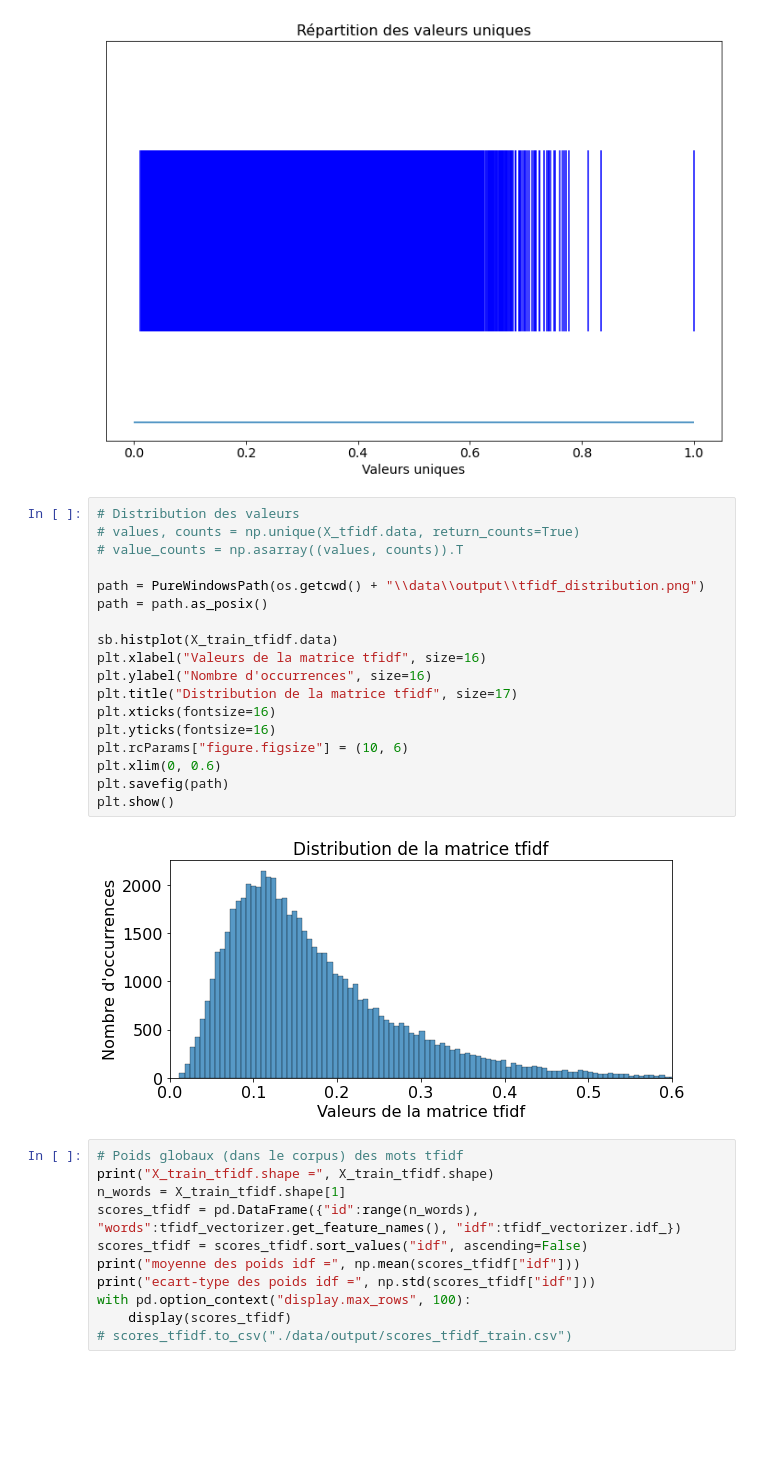
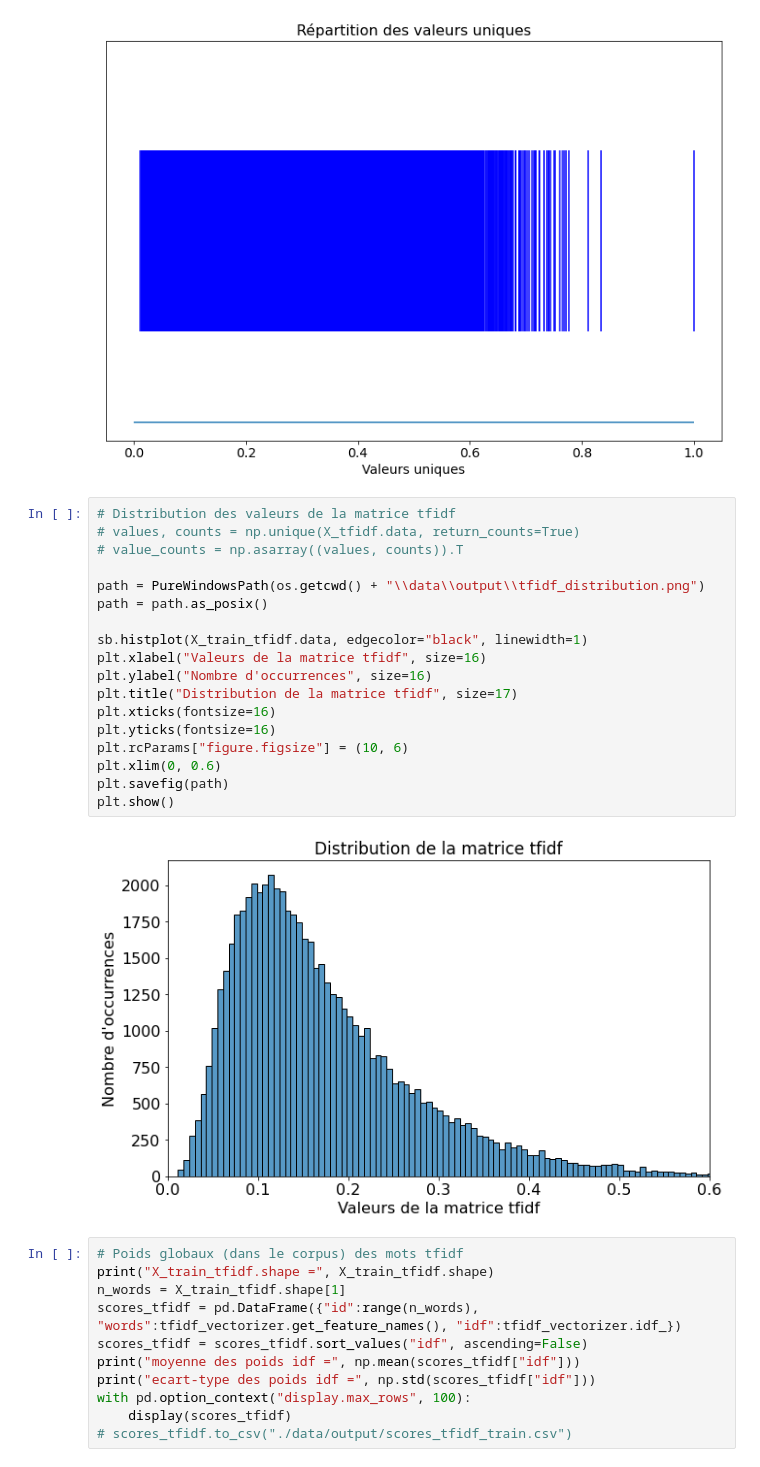
Before and after one commit to lolodino77/classification_texte_articles, a Jupyter notebook: sources/tfidf/1_tfidf.ipynb, the cells around one changed output. Saved outputs shown, nothing was run; the diff lists cells and outputs as text; blank space fills up the shorter version.

```diff
--- a/sources/tfidf/1_tfidf.ipynb
+++ b/sources/tfidf/1_tfidf.ipynb
@@ -171,25 +171,25 @@ plt.show()
 # %% [output]
 [figure]
 # %%
-# Distribution des valeurs
+# Distribution des valeurs de la matrice tfidf
 # values, counts = np.unique(X_tfidf.data, return_counts=True)
 # value_counts = np.asarray((values, counts)).T
 
 path = PureWindowsPath(os.getcwd() + "\\data\\output\\tfidf_distribution.png")
 path = path.as_posix()
 
-sb.histplot(X_train_tfidf.data)
+sb.histplot(X_train_tfidf.data, edgecolor="black", linewidth=1)
 plt.xlabel("Valeurs de la matrice tfidf", size=16)
 plt.ylabel("Nombre d'occurrences", size=16)
 plt.title("Distribution de la matrice tfidf", size=17)
 plt.xticks(fontsize=16)
 plt.yticks(fontsize=16)
 plt.rcParams["figure.figsize"] = (10, 6)
 plt.xlim(0, 0.6)
 plt.savefig(path)
 plt.show()
 # %% [output]
-[figure, old version]
+[figure, new version]
 # %%
 # Poids globaux (dans le corpus) des mots tfidf
 print("X_train_tfidf.shape =", X_train_tfidf.shape)
```
Also changed, not shown: parts of 2 cells of this notebook, 7 other files.
